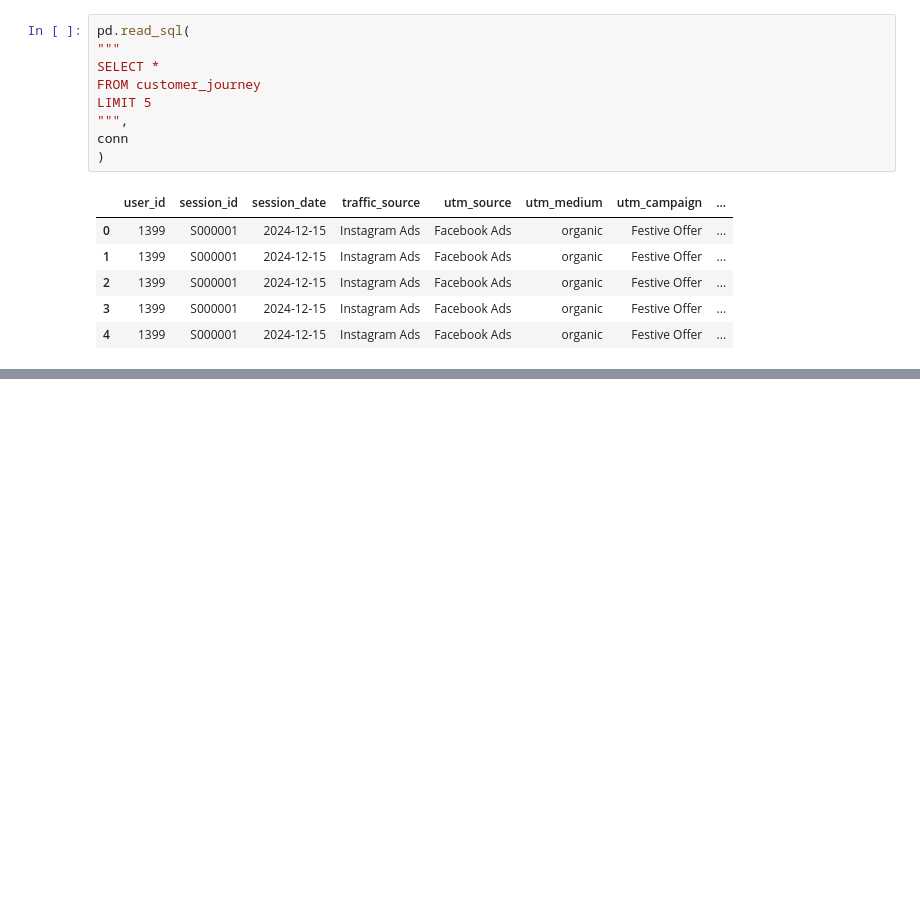
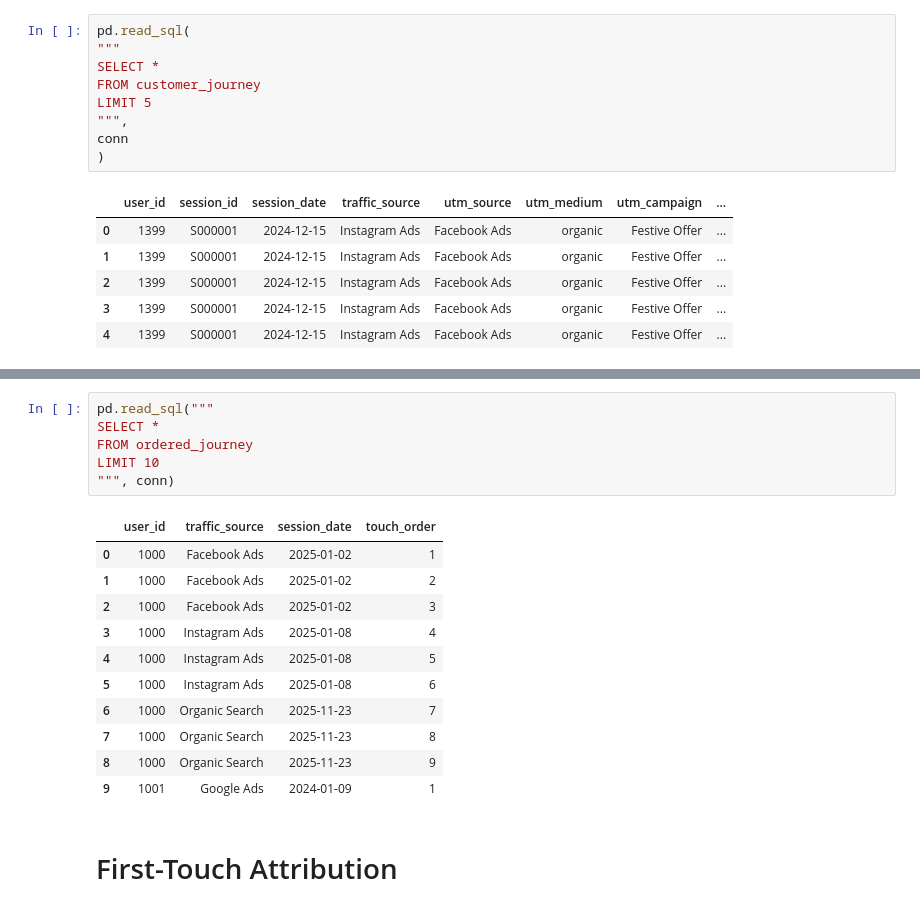
Before and after one commit to hitteshkharyal/Marketing-_ROI_Dashboard, a Jupyter notebook: project1.ipynb, the cells around one changed output, grey strips where cells are left out. Saved outputs shown, nothing was run; the diff lists cells and outputs as text; blank space fills up the shorter version.

```diff
--- a/project1.ipynb
+++ b/project1.ipynb
@@ -1140,0 +1166,20 @@ conn
+# %%
+pd.read_sql("""
+SELECT *
+FROM ordered_journey
+LIMIT 10
+""", conn)
+# %% [output]
+|  | user_id | traffic_source | session_date | touch_order |
+| 0 | 1000 | Facebook Ads | 2025-01-02 | 1 |
+| 1 | 1000 | Facebook Ads | 2025-01-02 | 2 |
+| 2 | 1000 | Facebook Ads | 2025-01-02 | 3 |
+| 3 | 1000 | Instagram Ads | 2025-01-08 | 4 |
+| 4 | 1000 | Instagram Ads | 2025-01-08 | 5 |
+| 5 | 1000 | Instagram Ads | 2025-01-08 | 6 |
+| 6 | 1000 | Organic Search | 2025-11-23 | 7 |
+| 7 | 1000 | Organic Search | 2025-11-23 | 8 |
+| 8 | 1000 | Organic Search | 2025-11-23 | 9 |
+| 9 | 1001 | Google Ads | 2024-01-09 | 1 |
+# %% [markdown]
+# First-Touch Attribution
```
Also changed, not shown: parts of 25 cells of this notebook.
